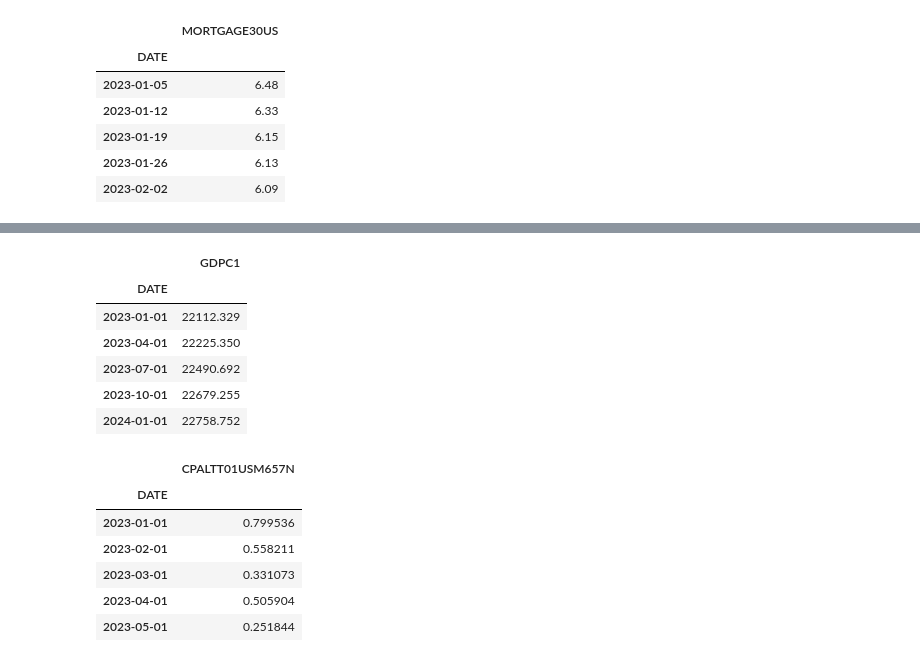
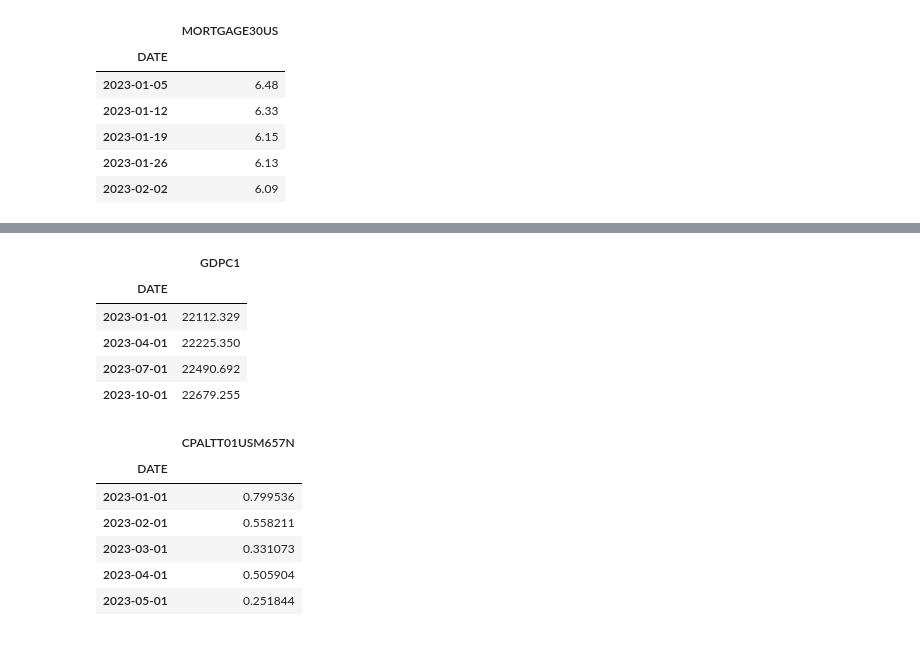
Before and after one commit to Spencer-Cheung/Milestone-1, a Jupyter notebook: Milestone_1.ipynb, the cells around one changed output, grey strips where cells are left out. Cells and saved outputs as stored; diff of their text form; code cells hidden in the pictures.

```diff
--- a/Milestone_1.ipynb
+++ b/Milestone_1.ipynb
@@ -93,19 +90,18 @@ gdp.head()
 # %%
 read_gdp = get_fred_data(
     param_list= ['GDPC1'],
     start_date = '2023-01-01',
-    end_date = '2024-08-28'
+    end_date = '2023-12-31'
 )
 read_gdp.set_index('DATE', inplace = True)
 read_gdp.head()
 # %% [output]
 |  | GDPC1 |
 | DATE |  |
 | 2023-01-01 | 22112.329 |
 | 2023-04-01 | 22225.350 |
 | 2023-07-01 | 22490.692 |
 | 2023-10-01 | 22679.255 |
-| 2024-01-01 | 22758.752 |
 # %%
 cpi_all_item = get_fred_data(
     param_list= ['CPALTT01USM657N'],
```
Also changed, not shown: parts of 10 cells of this notebook, 1 other file.
